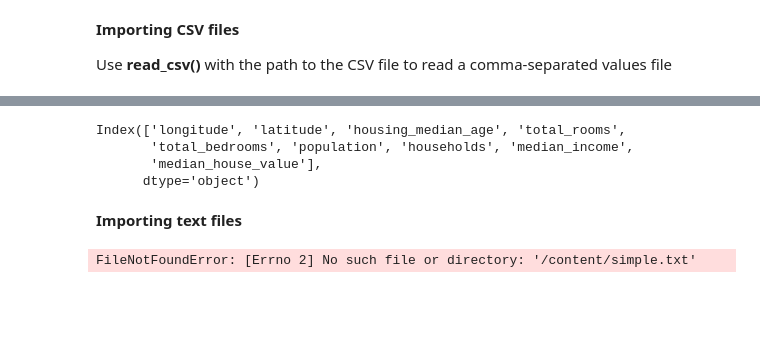
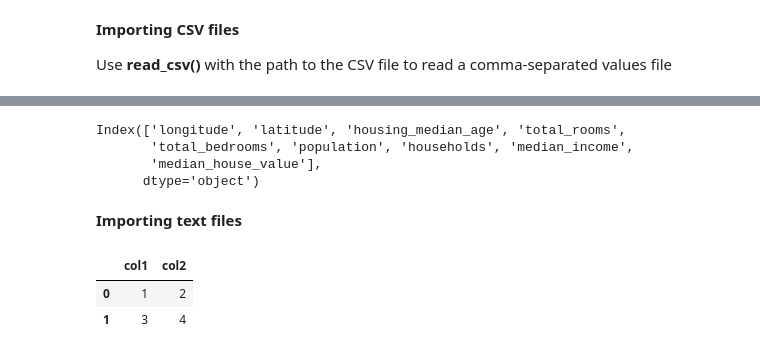
Before and after one commit to akshithbadugu465-png/ML_LAB_2026-2027, a Jupyter notebook: Pandas.ipynb, the cells around one changed output, grey strips where cells are left out. Saved outputs shown, nothing was run; the diff lists cells and outputs as text; code cells hidden in the pictures; blank space fills up the shorter version.

```diff
--- a/Pandas.ipynb
+++ b/Pandas.ipynb
@@ -64,18 +66,27 @@ df.describe()
 | 50% | -118.490000 | 34.250000 | 29.000000 | 2127.000000 | 434.000000 | 1167.000000 | 409.000000 | ... |
 | 75% | -118.000000 | 37.720000 | 37.000000 | 3151.250000 | 648.250000 | 1721.000000 | 605.250000 | ... |
 | max | -114.310000 | 41.950000 | 52.000000 | 37937.000000 | 6445.000000 | 35682.000000 | 6082.000000 | ... |
-# %%
-df.columns
-# %% [output]
-Index(['longitude', 'latitude', 'housing_median_age', 'total_rooms',
-       'total_bedrooms', 'population', 'households', 'median_income',
-       'median_house_value'],
-      dtype='object')
+# %%
+
+df.columns
+# %% [output]
+Index(['longitude', 'latitude', 'housing_median_age', 'total_rooms',
+       'total_bedrooms', 'population', 'households', 'median_income',
+       'median_house_value'],
+      dtype='object')
 # %% [markdown]
 **Importing text files**
-# %%
-df2=pd.read_csv("/content/simple.txt")
-# %% [output]
-FileNotFoundError: [Errno 2] No such file or directory: '/content/simple.txt'
+# %%
+# Create a simple text file first so that the read operation succeeds
+with open('/content/simple.txt', 'w') as f:
+    f.write('col1,col2\n1,2\n3,4')
+
+# Now read the text file using pandas
+df2 = pd.read_csv('/content/simple.txt')
+df2
+# %% [output]
+|  | col1 | col2 |
+| 0 | 1 | 2 |
+| 1 | 3 | 4 |
 # %%
 df2
```
Also changed, not shown: parts of 16 cells of this notebook.
